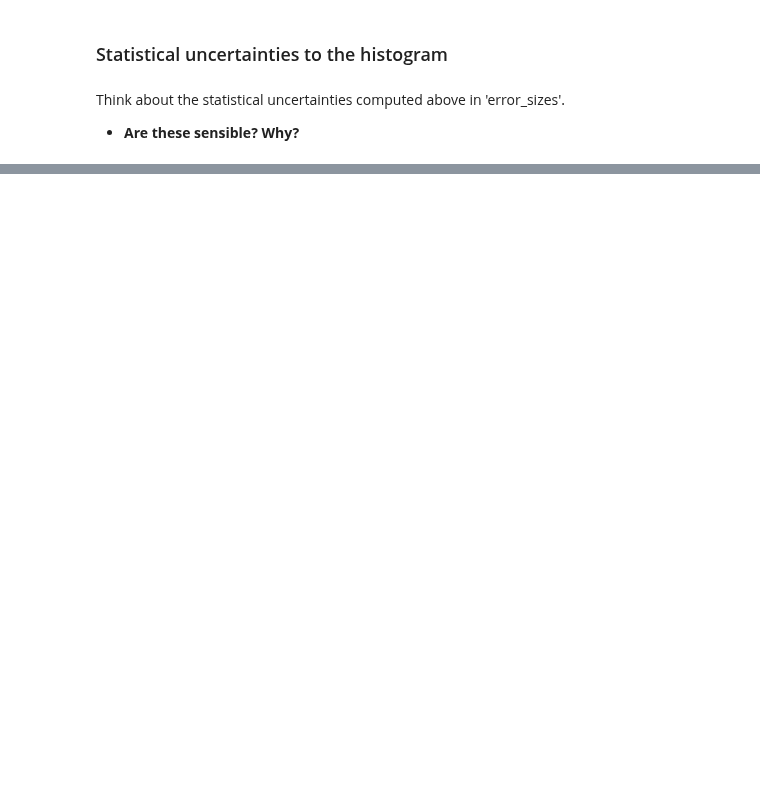
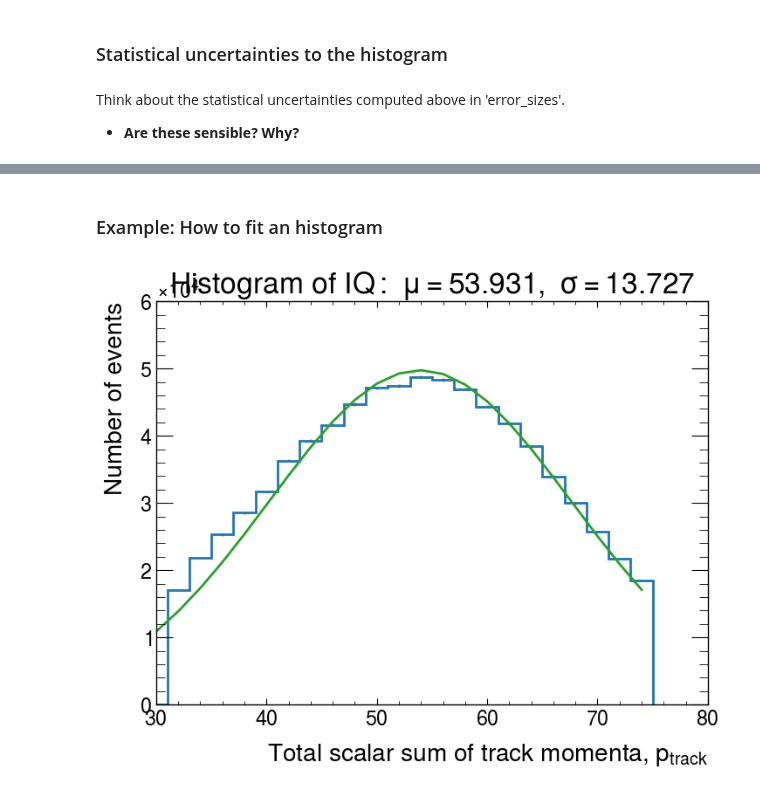
Before and after one commit to josepretel/z0-precisionmeasurement, a Jupyter notebook: jupyter/z0_experiment.ipynb, the cells around one changed output, grey strips where cells are left out. Drawn from its saved outputs; the diff is of its cells as text; code cells hidden in the pictures; blank space fills up the shorter version.

Commit message:
add rest of exercises. Add fit example

```diff
--- a/jupyter/z0_experiment.ipynb
+++ b/jupyter/z0_experiment.ipynb
@@ -128,0 +169,42 @@ Think about the statistical uncertainties computed above in 'error_sizes'.
+# %% [markdown]
+### Example: How to fit an histogram
+# %%
+from scipy.optimize import curve_fit
+
+mynewmask = branches['Pcharged'] >= 31.23
+
+# Plot data with statistical uncertainties
+new_bin_content, new_bin_edges, _ = plt.hist(pchar[mynewmask],bins=25,range=(25.,75.),  histtype='step', linewidth=2, label='Pcharged')
+new_mid = 0.5*(new_bin_edges[1:] + new_bin_edges[:-1]) #Calculate midpoint of the bars
+new_error_sizes = np.sqrt(new_bin_content)
+
+plt.errorbar(new_mid, new_bin_content, yerr=new_error_sizes, fmt='none')
+
+### Show the plot on screen
+plt.title('My title')
+plt.xlim(30.,80.)
+plt.xlabel('Total scalar sum of track momenta, $p_{track}$')
+plt.ylabel('Number of events')
+
+
+# Define model function to be used to fit to the data above:
+def gauss(x, *p):
+    A, mu, sigma = p
+    return A*np.exp(-(x-mu)**2/(2.*sigma**2))
+
+# p0 is the initial guess for the fitting coefficients (A, mu and sigma above)
+p0 = [321., 50., 32.]
+
+## Fit curve (WARNING: The fit does not propagate bin uncertainties to the uncertainties of the fit parameters!)
+coeff, var_matrix = curve_fit(gauss, new_mid, new_bin_content, p0=p0)
+
+# Get the fitted curve
+hist_fit = gauss(new_mid, *coeff)
+
+plt.plot(new_mid, hist_fit, label='Fit')
+
+plt.title(r'$\mathrm{Histogram\ of\ IQ:}\ \mu=%.3f,\ \sigma=%.3f$' %(coeff[1], abs(coeff[2])))
+
+plt.show()
+# %% [output]
+[figure, added]
```
Also changed, not shown: parts of 9 cells of this notebook.
